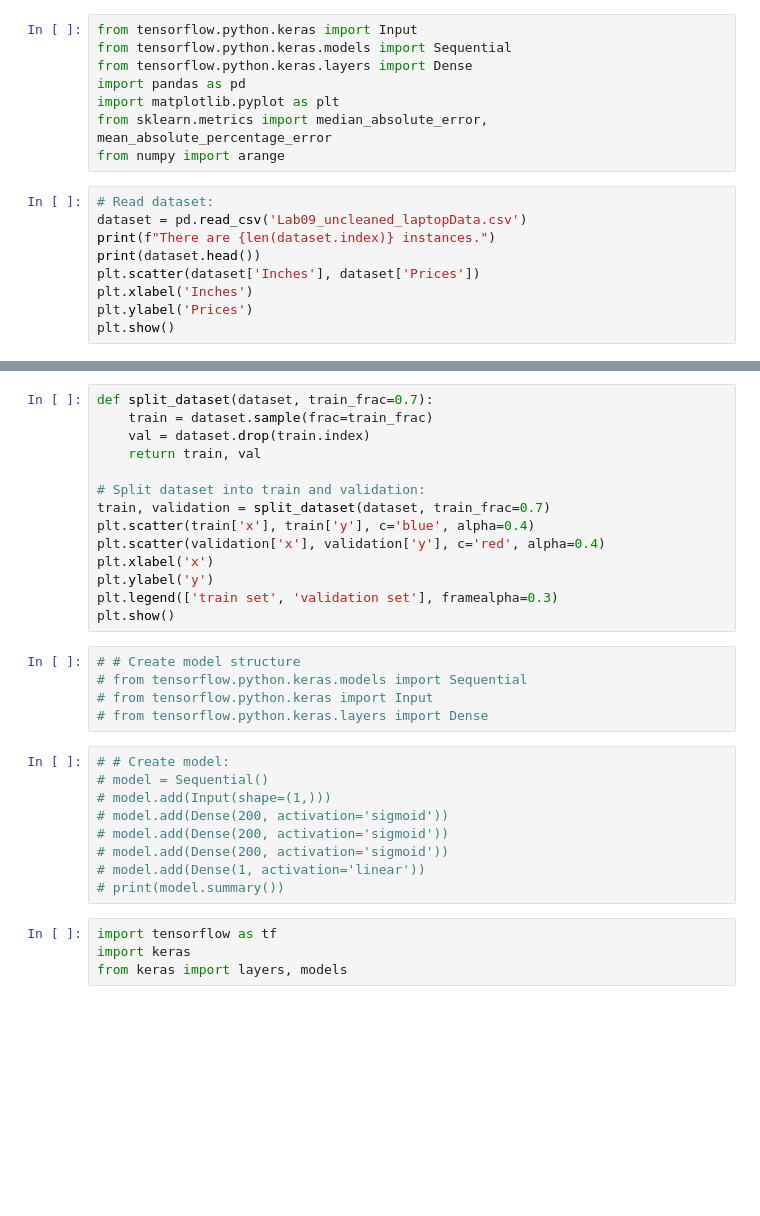
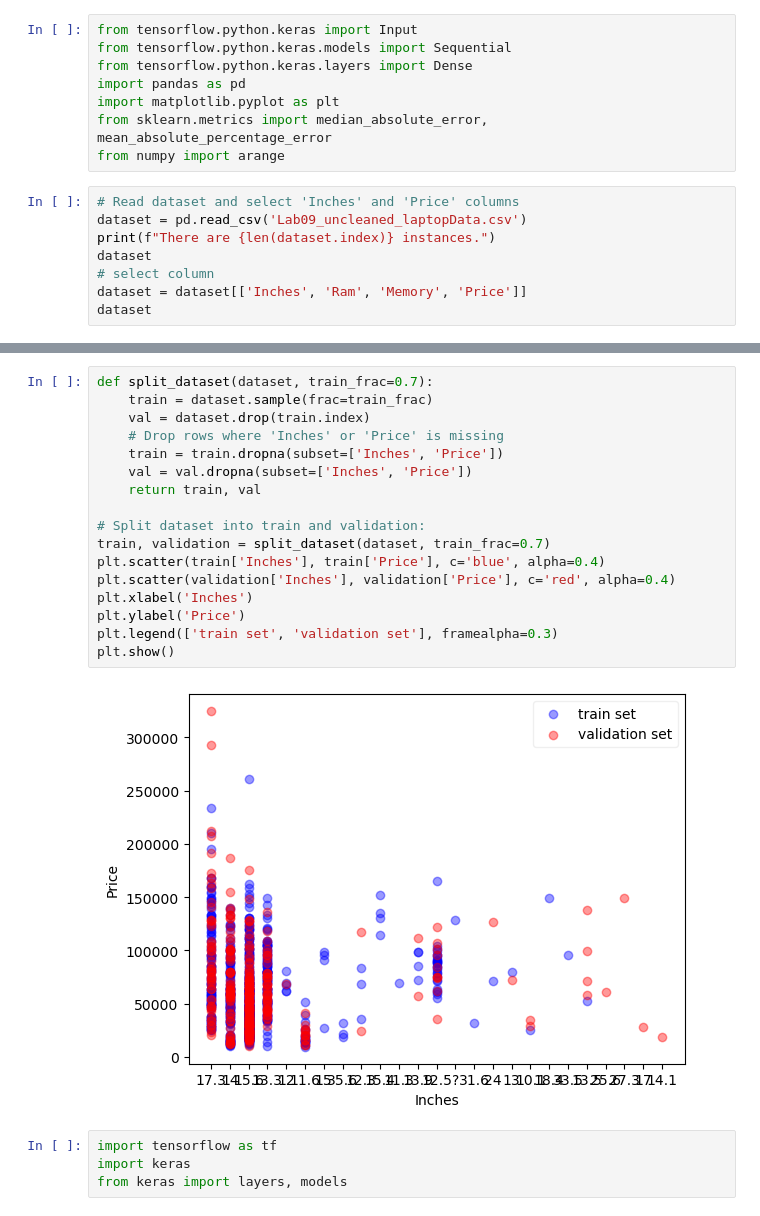
Before and after one commit to t1ww/AI-for-SE, a Jupyter notebook: SE411_652115013_lab10_inclass/task/model_neural_2.ipynb, the cells around one changed output, grey strips where cells are left out. Drawn from its saved outputs; the diff is of its cells as text; blank space fills up the shorter version.

```diff
--- a/SE411_652115013_lab10_inclass/task/model_neural_2.ipynb
+++ b/SE411_652115013_lab10_inclass/task/model_neural_2.ipynb
@@ -7,13 +7,12 @@ import matplotlib.pyplot as plt
 from sklearn.metrics import median_absolute_error, mean_absolute_percentage_error
 from numpy import arange
 # %%
-# Read dataset:
+# Read dataset and select 'Inches' and 'Price' columns
 dataset = pd.read_csv('Lab09_uncleaned_laptopData.csv')
 print(f"There are {len(dataset.index)} instances.")
-print(dataset.head())
-plt.scatter(dataset['Inches'], dataset['Prices'])
-plt.xlabel('Inches')
-plt.ylabel('Prices')
-plt.show()
+dataset
+# select column
+dataset = dataset[['Inches', 'Ram', 'Memory', 'Price']]
+dataset
 # %% [output]
 There are 1303 instances.
@@ -37,31 +32,22 @@ KeyError: 'Prices'
 # %%
 def split_dataset(dataset, train_frac=0.7):
     train = dataset.sample(frac=train_frac)
     val = dataset.drop(train.index)
+    # Drop rows where 'Inches' or 'Price' is missing
+    train = train.dropna(subset=['Inches', 'Price'])
+    val = val.dropna(subset=['Inches', 'Price'])
     return train, val
 
 # Split dataset into train and validation:
 train, validation = split_dataset(dataset, train_frac=0.7)
-plt.scatter(train['x'], train['y'], c='blue', alpha=0.4)
-plt.scatter(validation['x'], validation['y'], c='red', alpha=0.4)
-plt.xlabel('x')
-plt.ylabel('y')
+plt.scatter(train['Inches'], train['Price'], c='blue', alpha=0.4)
+plt.scatter(validation['Inches'], validation['Price'], c='red', alpha=0.4)
+plt.xlabel('Inches')
+plt.ylabel('Price')
 plt.legend(['train set', 'validation set'], framealpha=0.3)
 plt.show()
+# %% [output]
+[figure, added]
-# %%
-# # Create model structure
-# from tensorflow.python.keras.models import Sequential
-# from tensorflow.python.keras import Input
-# from tensorflow.python.keras.layers import Dense
-# %%
-# # Create model:
-# model = Sequential()
-# model.add(Input(shape=(1,)))
-# model.add(Dense(200, activation='sigmoid'))
-# model.add(Dense(200, activation='sigmoid'))
-# model.add(Dense(200, activation='sigmoid'))
-# model.add(Dense(1, activation='linear'))
-# print(model.summary())
 # %%
 import tensorflow as tf
 import keras
```
Also changed, not shown: parts of 5 cells of this notebook.
